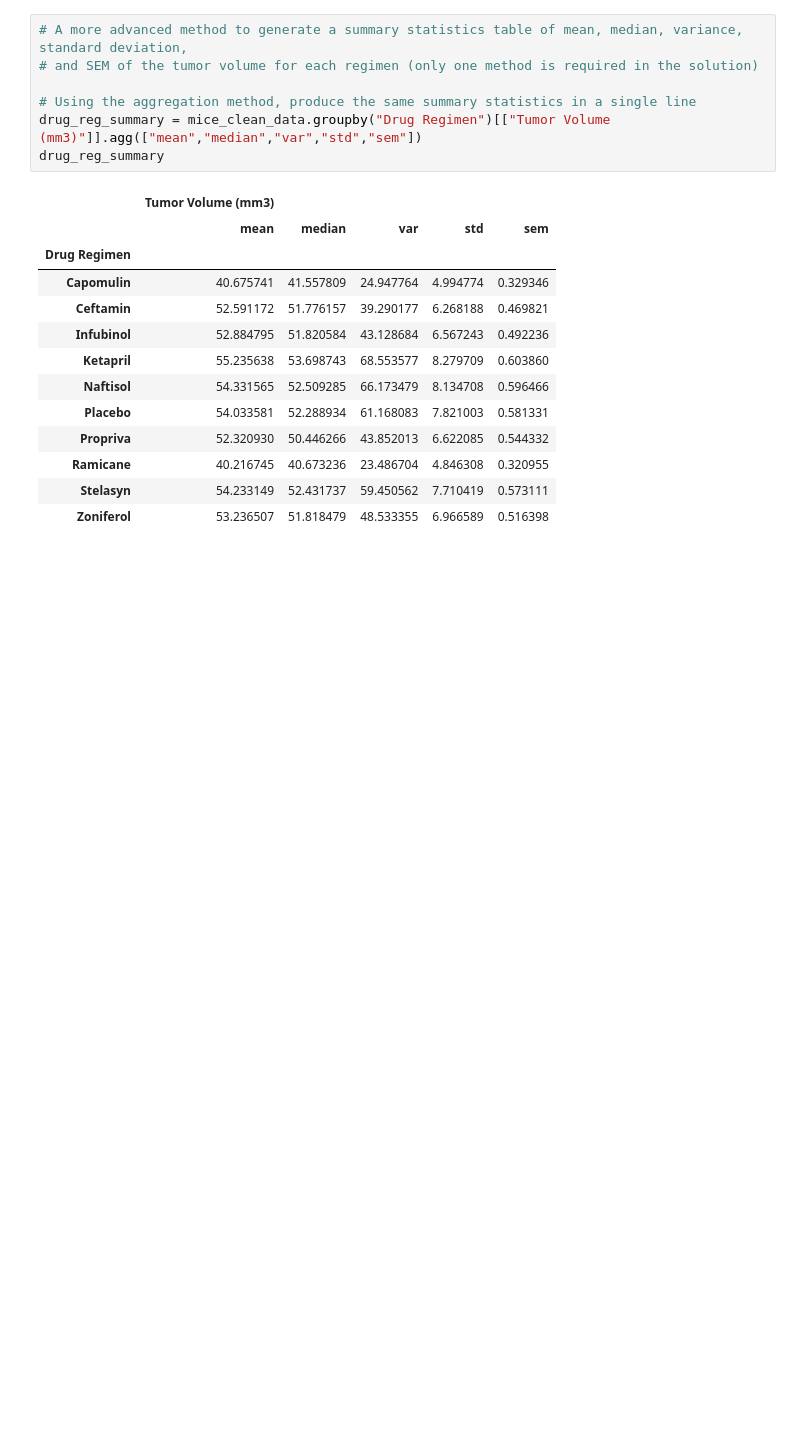
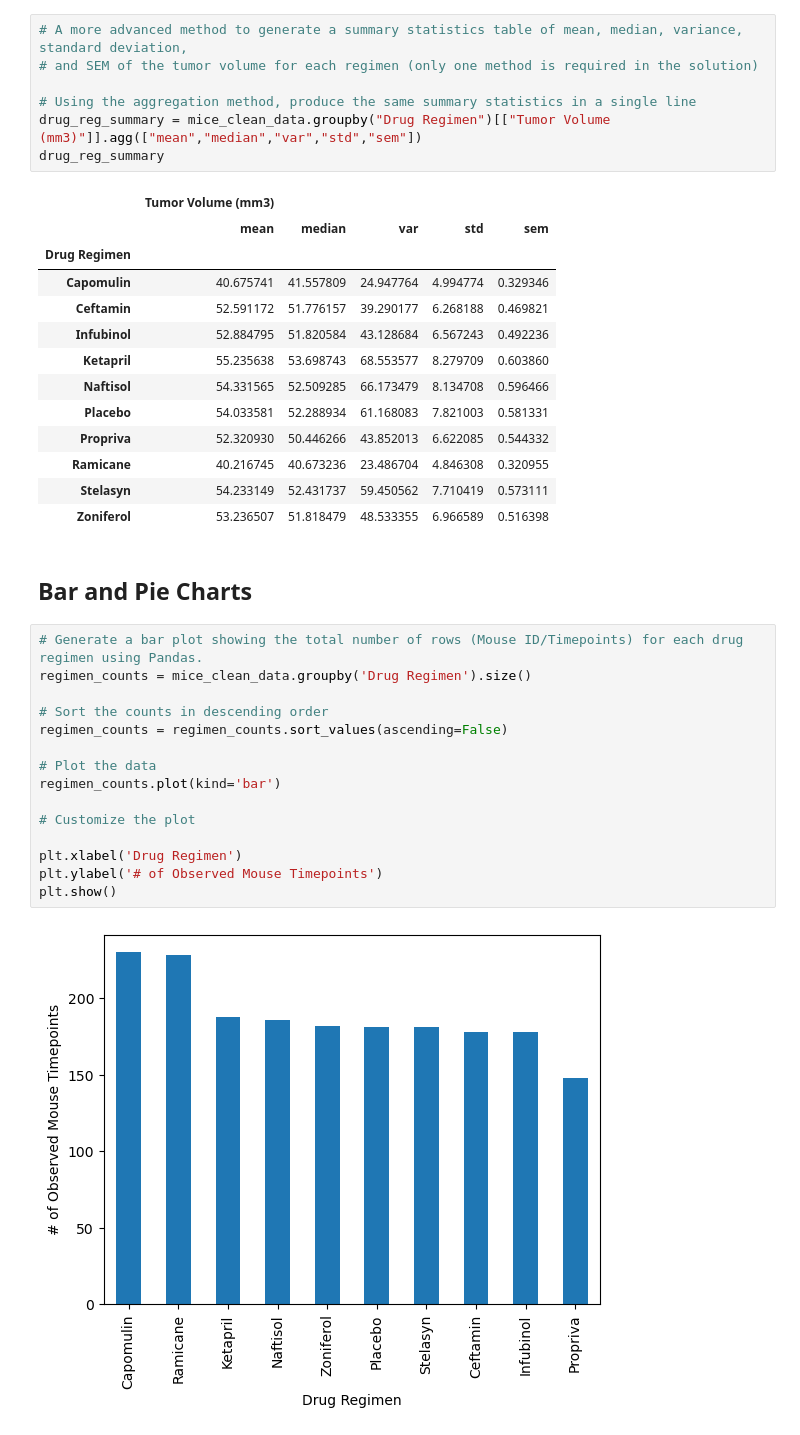
Before and after one commit to Sayepayteh/matplotlib-challenge, a Jupyter notebook: main.ipynb, the cells around one changed output. Cells and saved outputs as stored; diff of their text form; blank space fills up the shorter version.

Commit message:
Created Charts

```diff
--- a/main.ipynb
+++ b/main.ipynb
@@ -142,3 +142,22 @@ drug_reg_summary
 | Ramicane | 40.216745 | 40.673236 | 23.486704 | 4.846308 | 0.320955 |
 | Stelasyn | 54.233149 | 52.431737 | 59.450562 | 7.710419 | 0.573111 |
 | Zoniferol | 53.236507 | 51.818479 | 48.533355 | 6.966589 | 0.516398 |
+# %% [markdown]
+## Bar and Pie Charts
+# %%
+# Generate a bar plot showing the total number of rows (Mouse ID/Timepoints) for each drug regimen using Pandas.
+regimen_counts = mice_clean_data.groupby('Drug Regimen').size()
+
+# Sort the counts in descending order
+regimen_counts = regimen_counts.sort_values(ascending=False)
+
+# Plot the data
+regimen_counts.plot(kind='bar')
+
+# Customize the plot
+
+plt.xlabel('Drug Regimen')
+plt.ylabel('# of Observed Mouse Timepoints')
+plt.show()
+# %% [output]
+[figure, added]
```
Also changed, not shown: parts of 9 cells of this notebook.
